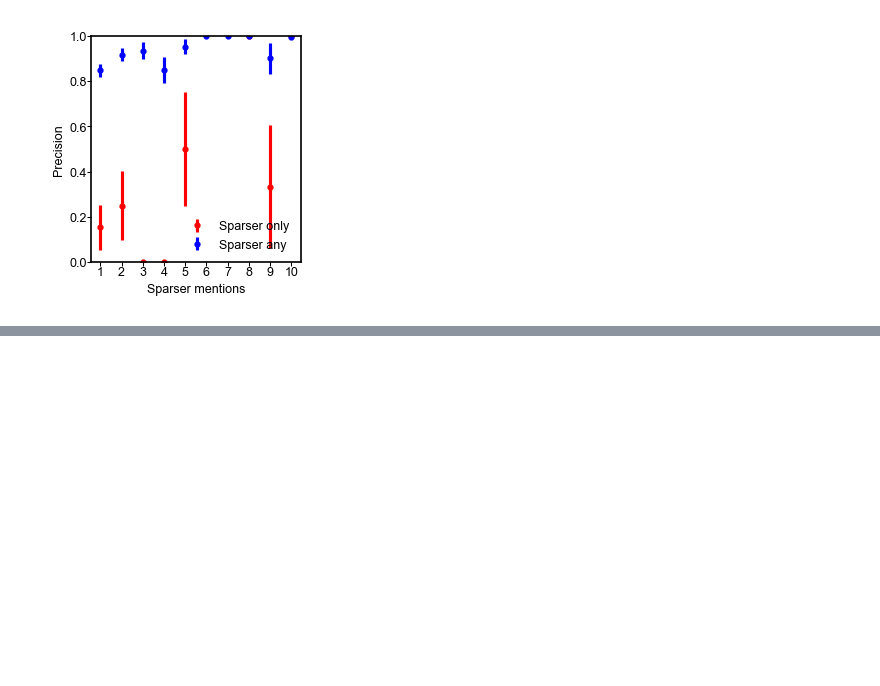
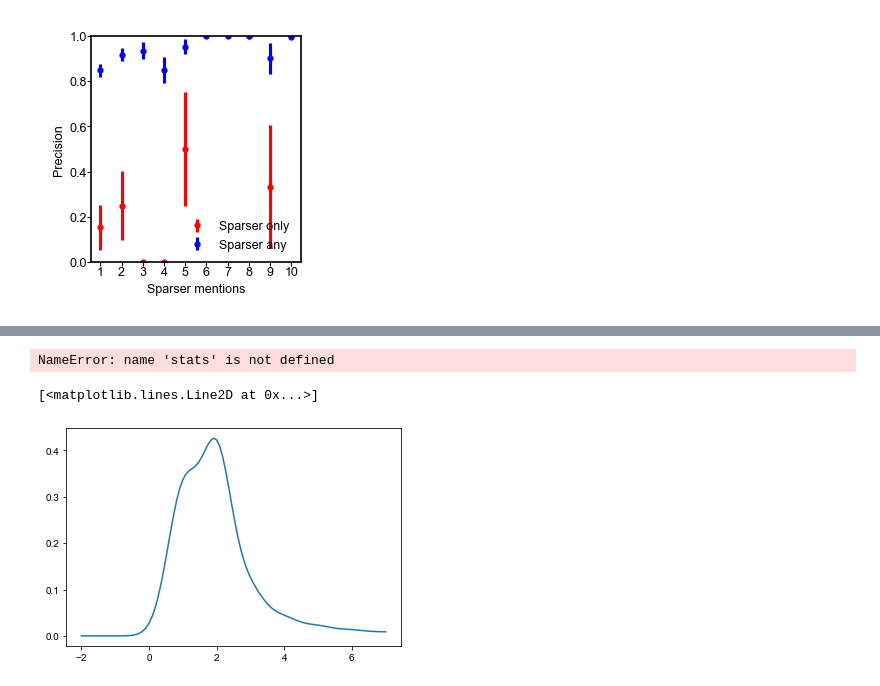
Before and after one commit to sorgerlab/indra_assembly_paper, a Jupyter notebook: notebooks/Reader_overlap_and_error_analysis.ipynb, the cells around one changed output, grey strips where cells are left out. Cells and saved outputs as stored; diff of their text form; code cells hidden in the pictures; blank space fills up the shorter version.

```diff
--- a/notebooks/Reader_overlap_and_error_analysis.ipynb
+++ b/notebooks/Reader_overlap_and_error_analysis.ipynb
@@ -616,0 +709,10 @@ fig.savefig(fig_path('sparser_only_corr', 'pdf'))
+# %%
+kde = stats.gaussian_kde(reader_counts[reader_list]+1, bw_method=0.08)
+# %% [output]
+NameError: name 'stats' is not defined
+# %%
+x = np.linspace(-2, 7, 100)
+plt.plot(x, kde.pdf(x))
+# %% [output]
+[<matplotlib.lines.Line2D at 0x...>]
+[figure, added]
```
Also changed, not shown: parts of 20 cells of this notebook, 6 other files.
